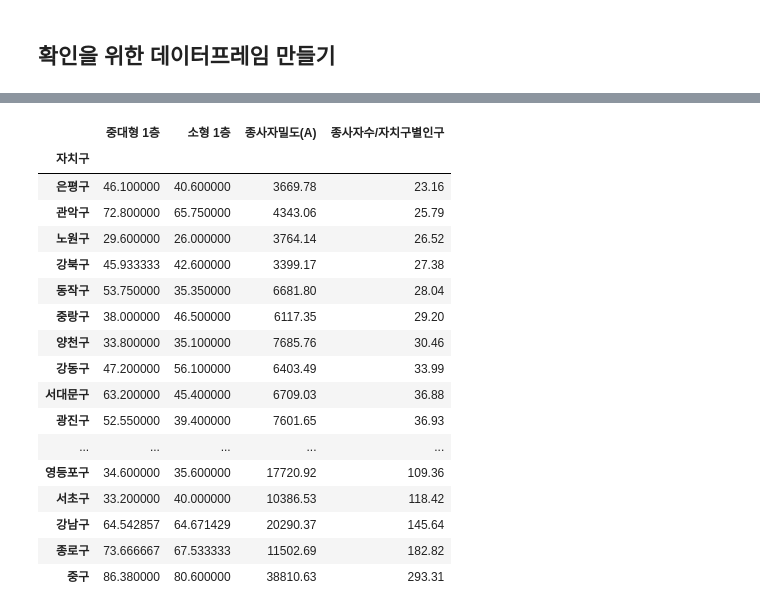
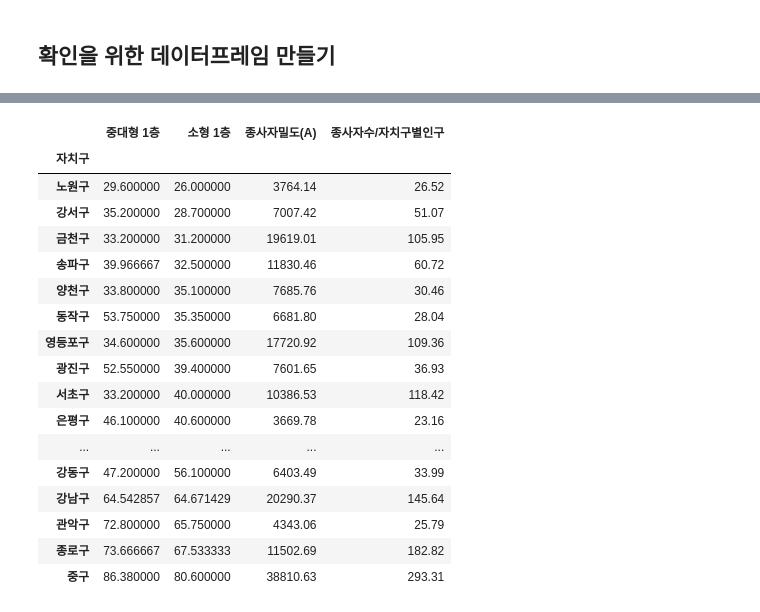
Before and after one commit to sangilhwang/downtown_walk, a Jupyter notebook: 자치구별 사업체 수 및 직장인 수.ipynb, the cells around one changed output, grey strips where cells are left out. Cells and saved outputs as stored; diff of their text form; code cells hidden in the pictures.

```diff
--- a/자치구별 사업체 수 및 직장인 수.ipynb
+++ b/자치구별 사업체 수 및 직장인 수.ipynb
@@ -371,2 +351,0 @@ sample.corr()
-# %%
-plt_sample = sample.groupby("자치구").mean()
@@ -396,22 +352,22 @@ plt_sample2 = plt_sample[["종사자밀도(A)", "중대형 1층", "소형 1층"]
 # %%
-plt_3 = plt_sample.sort_values("종사자수/자치구별인구")
-plt_3
+plot_data_sort_so = plt_sample.sort_values("소형 1층")
+plot_data_sort_so
 # %% [output]
 |  | 중대형 1층 | 소형 1층 | 종사자밀도(A) | 종사자수/자치구별인구 |
 | 자치구 |  |  |  |  |
+| 노원구 | 29.600000 | 26.000000 | 3764.14 | 26.52 |
+| 강서구 | 35.200000 | 28.700000 | 7007.42 | 51.07 |
+| 금천구 | 33.200000 | 31.200000 | 19619.01 | 105.95 |
+| 송파구 | 39.966667 | 32.500000 | 11830.46 | 60.72 |
+| 양천구 | 33.800000 | 35.100000 | 7685.76 | 30.46 |
+| 동작구 | 53.750000 | 35.350000 | 6681.80 | 28.04 |
+| 영등포구 | 34.600000 | 35.600000 | 17720.92 | 109.36 |
+| 광진구 | 52.550000 | 39.400000 | 7601.65 | 36.93 |
+| 서초구 | 33.200000 | 40.000000 | 10386.53 | 118.42 |
 | 은평구 | 46.100000 | 40.600000 | 3669.78 | 23.16 |
+| ... | ... | ... | ... | ... |
+| 강동구 | 47.200000 | 56.100000 | 6403.49 | 33.99 |
+| 강남구 | 64.542857 | 64.671429 | 20290.37 | 145.64 |
 | 관악구 | 72.800000 | 65.750000 | 4343.06 | 25.79 |
-| 노원구 | 29.600000 | 26.000000 | 3764.14 | 26.52 |
-| 강북구 | 45.933333 | 42.600000 | 3399.17 | 27.38 |
-| 동작구 | 53.750000 | 35.350000 | 6681.80 | 28.04 |
-| 중랑구 | 38.000000 | 46.500000 | 6117.35 | 29.20 |
-| 양천구 | 33.800000 | 35.100000 | 7685.76 | 30.46 |
-| 강동구 | 47.200000 | 56.100000 | 6403.49 | 33.99 |
-| 서대문구 | 63.200000 | 45.400000 | 6709.03 | 36.88 |
-| 광진구 | 52.550000 | 39.400000 | 7601.65 | 36.93 |
-| ... | ... | ... | ... | ... |
-| 영등포구 | 34.600000 | 35.600000 | 17720.92 | 109.36 |
-| 서초구 | 33.200000 | 40.000000 | 10386.53 | 118.42 |
-| 강남구 | 64.542857 | 64.671429 | 20290.37 | 145.64 |
 | 종로구 | 73.666667 | 67.533333 | 11502.69 | 182.82 |
 | 중구 | 86.380000 | 80.600000 | 38810.63 | 293.31 |
```
Also changed, not shown: parts of 14 cells of this notebook, 1 other file.
